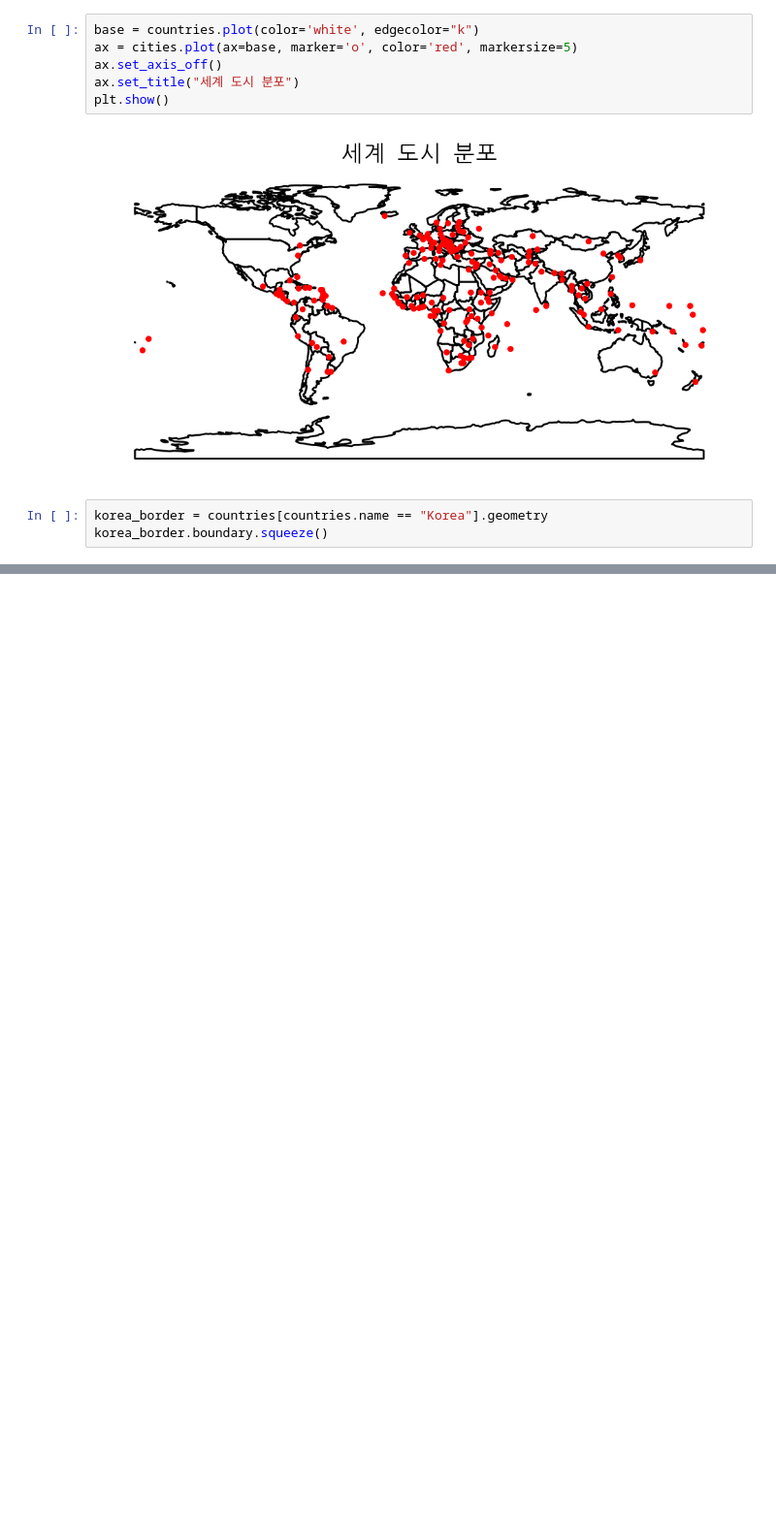
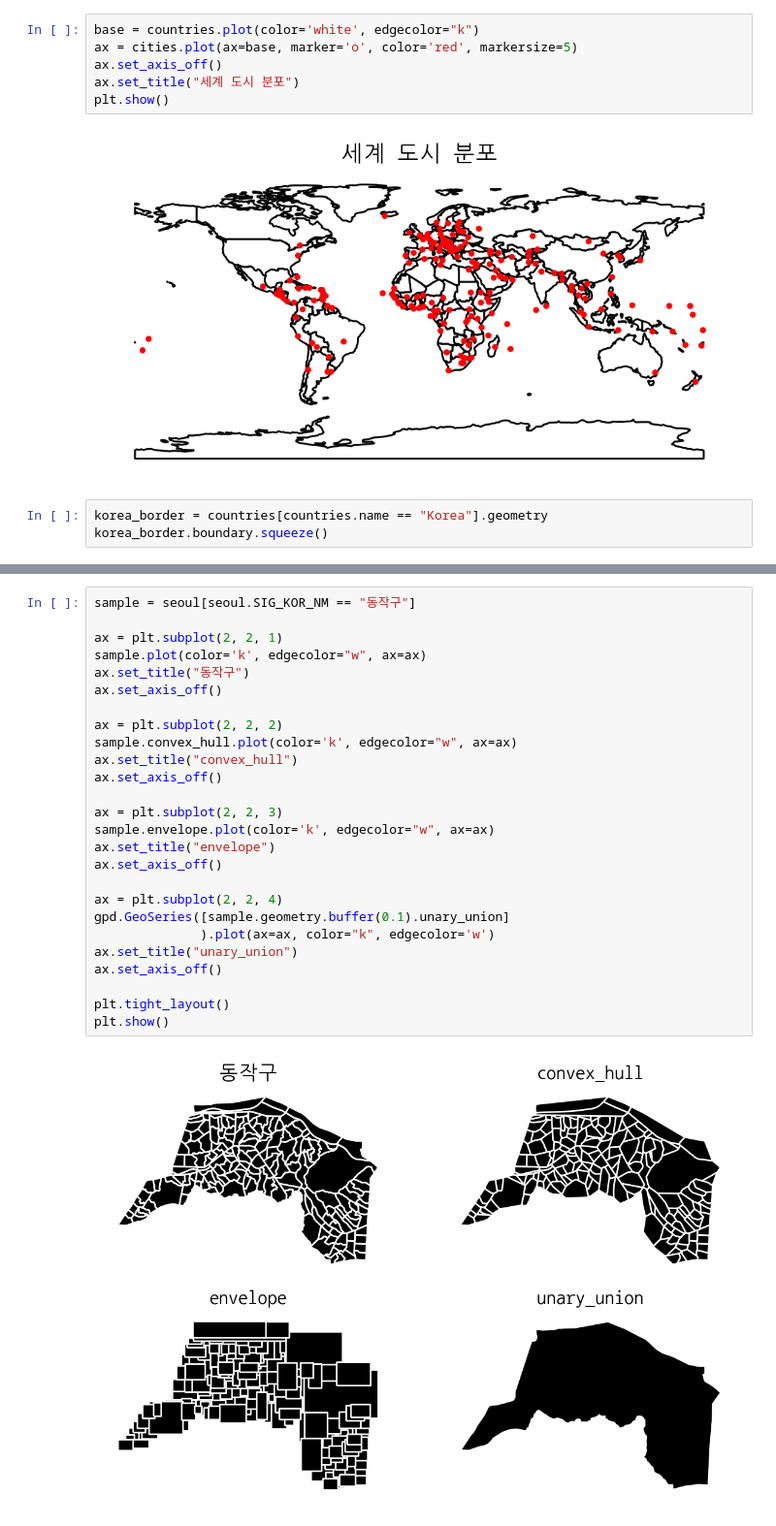
Before and after one commit to anarinsk/test-geopandas, a Jupyter notebook: follow-samplecode.ipynb, the cells around one changed output, grey strips where cells are left out. Shown at 97% size. Cells and saved outputs as stored; diff of their text form; blank space fills up the shorter version.

```diff
--- a/follow-samplecode.ipynb
+++ b/follow-samplecode.ipynb
@@ -68,0 +85,28 @@ korea_border.boundary.squeeze()
+# %%
+sample = seoul[seoul.SIG_KOR_NM == "동작구"]
+
+ax = plt.subplot(2, 2, 1)
+sample.plot(color='k', edgecolor="w", ax=ax)
+ax.set_title("동작구")
+ax.set_axis_off()
+
+ax = plt.subplot(2, 2, 2)
+sample.convex_hull.plot(color='k', edgecolor="w", ax=ax)
+ax.set_title("convex_hull")
+ax.set_axis_off()
+
+ax = plt.subplot(2, 2, 3)
+sample.envelope.plot(color='k', edgecolor="w", ax=ax)
+ax.set_title("envelope")
+ax.set_axis_off()
+
+ax = plt.subplot(2, 2, 4)
+gpd.GeoSeries([sample.geometry.buffer(0.1).unary_union]
+              ).plot(ax=ax, color="k", edgecolor='w')
+ax.set_title("unary_union")
+ax.set_axis_off()
+
+plt.tight_layout()
+plt.show()
+# %% [output]
+[figure, added]
```
Also changed, not shown: parts of 5 cells of this notebook, 1 other file.
